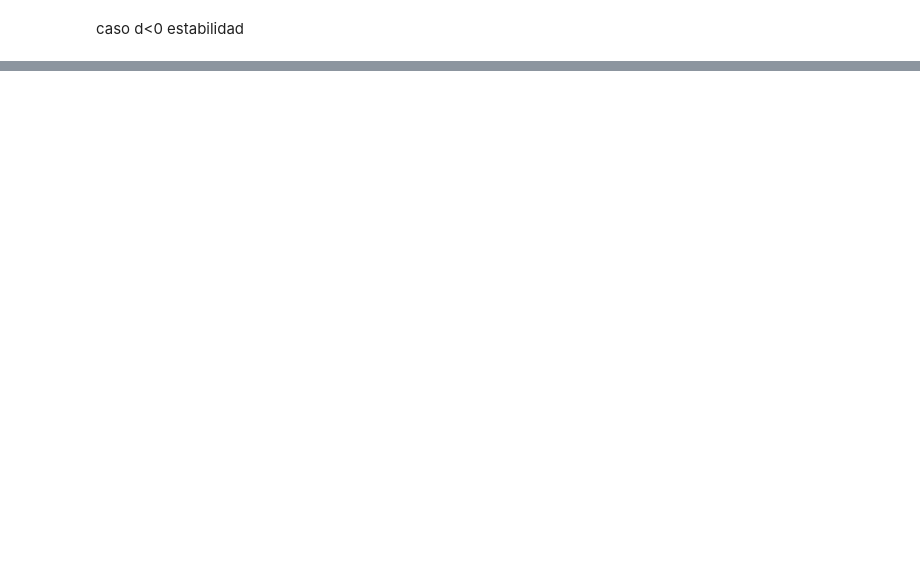
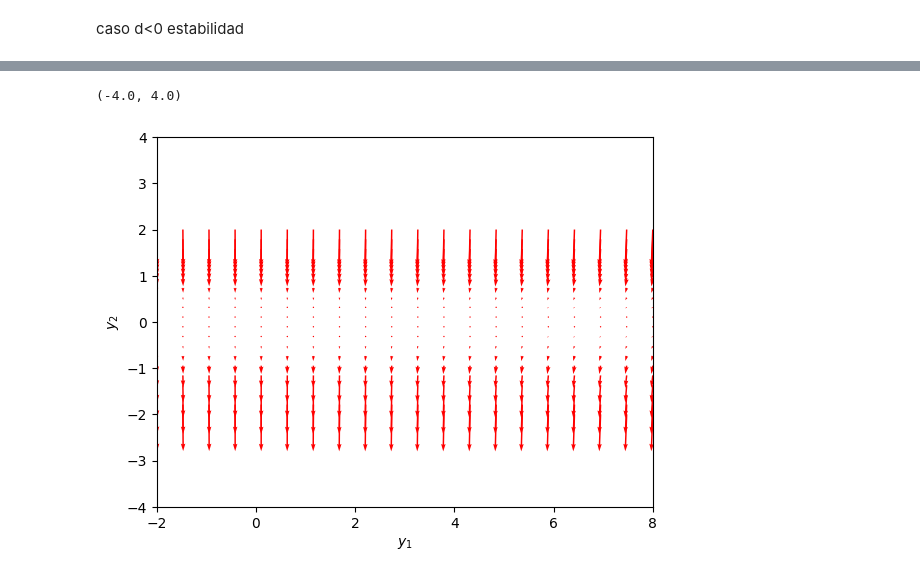
Before and after one commit to FVSB/System-Differential-Equations-final-proyect, a Jupyter notebook: Proyect.ipynb, the cells around one changed output, grey strips where cells are left out. Saved outputs shown, nothing was run; the diff lists cells and outputs as text; code cells hidden in the pictures; blank space fills up the shorter version.

```diff
--- a/Proyect.ipynb
+++ b/Proyect.ipynb
@@ -284,0 +322,37 @@ plotdf([w_f.string().upper(),w_g.string().upper()])
+# %%
+import numpy as np
+import matplotlib.pyplot as plt
+
+def f(Y, t):
+    y1, y2 = Y
+    return [0.001*0.1*y1*y2-0.02*y1,-0.021*y1*(0.5-0.06*y1)-y2*y2]
+
+y1 = np.linspace(-2.0, 8.0, 20)
+y2 = np.linspace(-2.0, 2.0, 20)
+
+Y1, Y2 = np.meshgrid(y1, y2)
+
+t = 0
+
+u, v = np.zeros(Y1.shape), np.zeros(Y2.shape)
+
+NI, NJ = Y1.shape
+
+for i in range(NI):
+    for j in range(NJ):
+        x = Y1[i, j]
+        y = Y2[i, j]
+        yprime = f([x, y], t)
+        u[i,j] = yprime[0]
+        v[i,j] = yprime[1]
+
+
+Q = plt.quiver(Y1, Y2, u, v, color='r')
+
+plt.xlabel('$y_1$')
+plt.ylabel('$y_2$')
+plt.xlim([-2, 8])
+plt.ylim([-4, 4])
+# %% [output]
+(-4.0, 4.0)
+[figure, added]
```
Also changed, not shown: parts of 12 cells of this notebook, 3 other files.
